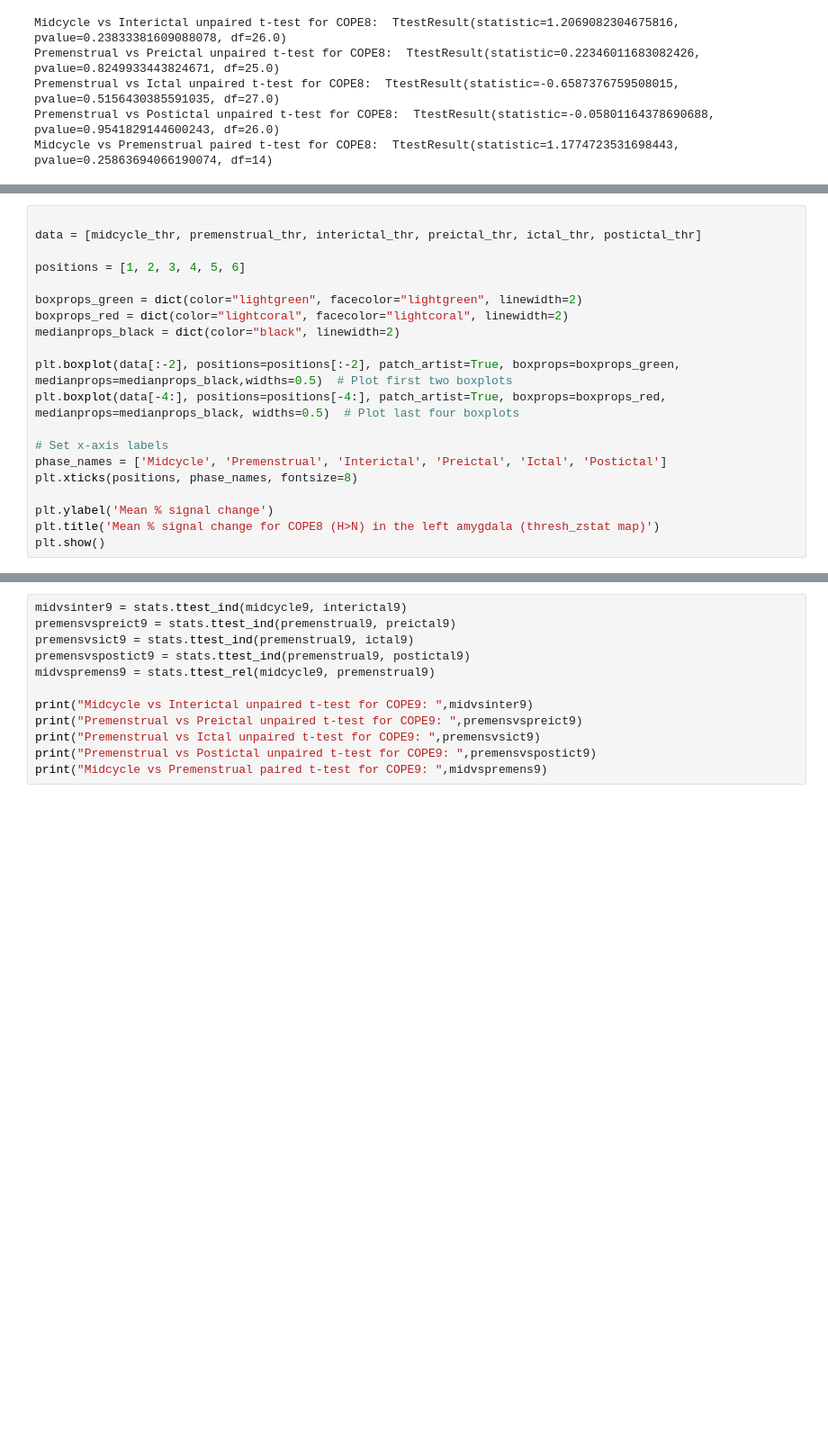
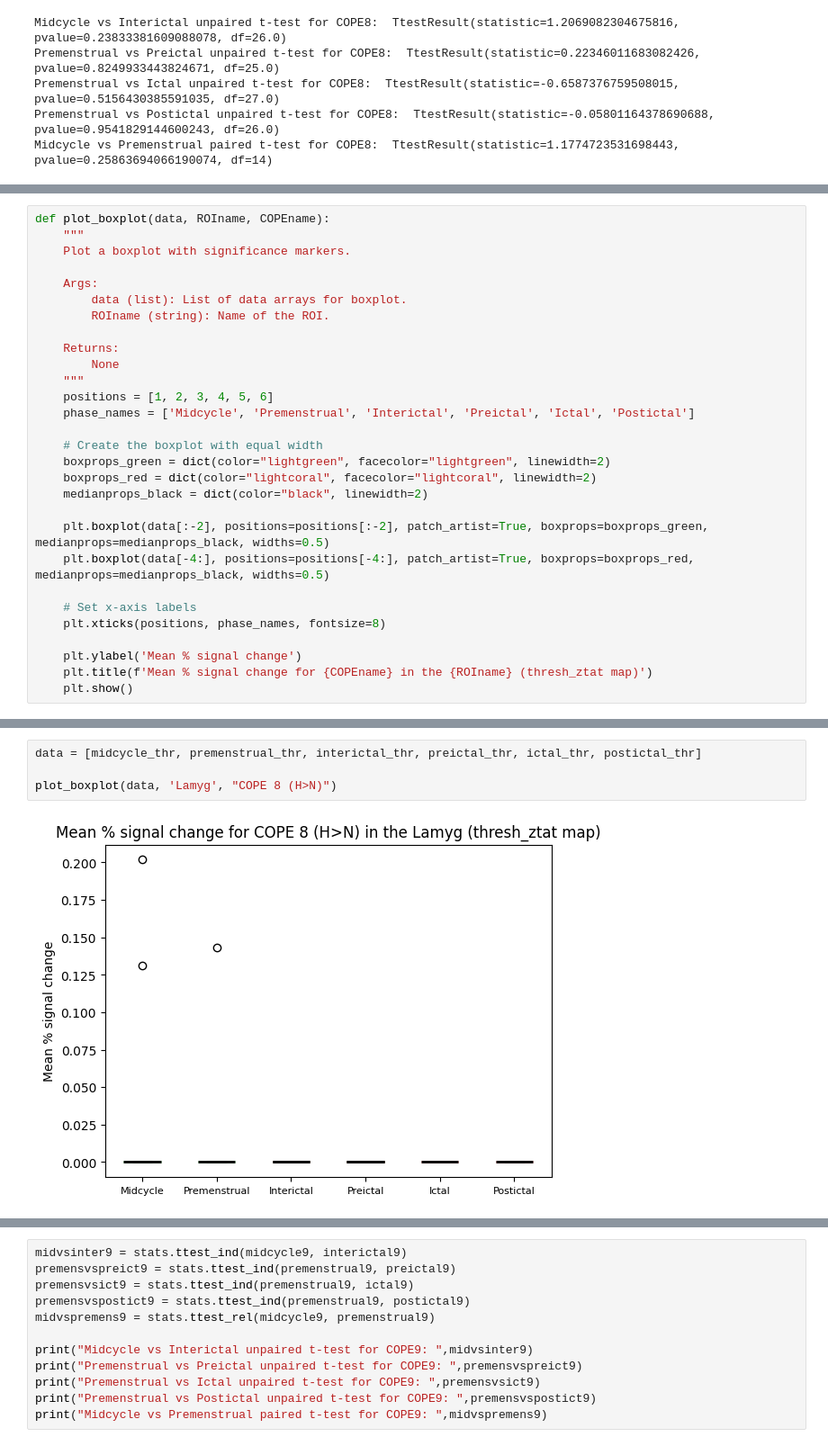
Before and after one commit to beatrzm/Thesis, a Jupyter notebook: all_Lamyg_reports/boxplots.ipynb, the cells around one changed output, grey strips where cells are left out. Shown at 90% size. Saved outputs shown, nothing was run; the diff lists cells and outputs as text; blank space fills up the shorter version.

```diff
--- a/all_Lamyg_reports/boxplots.ipynb
+++ b/all_Lamyg_reports/boxplots.ipynb
@@ -237,20 +233,29 @@ for key in dataframes_postictal:
 # %%
+def plot_boxplot(data, ROIname, COPEname):
+    """
+    Plot a boxplot with significance markers.
 
-data = [midcycle_thr, premenstrual_thr, interictal_thr, preictal_thr, ictal_thr, postictal_thr]
+    Args:
+        data (list): List of data arrays for boxplot.
+        ROIname (string): Name of the ROI.
 
-positions = [1, 2, 3, 4, 5, 6]
+    Returns:
+        None
+    """
+    positions = [1, 2, 3, 4, 5, 6]
+    phase_names = ['Midcycle', 'Premenstrual', 'Interictal', 'Preictal', 'Ictal', 'Postictal']
 
-boxprops_green = dict(color="lightgreen", facecolor="lightgreen", linewidth=2)
-boxprops_red = dict(color="lightcoral", facecolor="lightcoral", linewidth=2)
-medianprops_black = dict(color="black", linewidth=2)
+    # Create the boxplot with equal width
+    boxprops_green = dict(color="lightgreen", facecolor="lightgreen", linewidth=2)
+    boxprops_red = dict(color="lightcoral", facecolor="lightcoral", linewidth=2)
+    medianprops_black = dict(color="black", linewidth=2)
 
-plt.boxplot(data[:-2], positions=positions[:-2], patch_artist=True, boxprops=boxprops_green, medianprops=medianprops_black,widths=0.5)  # Plot first two boxplots
-plt.boxplot(data[-4:], positions=positions[-4:], patch_artist=True, boxprops=boxprops_red, medianprops=medianprops_black, widths=0.5)  # Plot last four boxplots
+    plt.boxplot(data[:-2], positions=positions[:-2], patch_artist=True, boxprops=boxprops_green, medianprops=medianprops_black, widths=0.5)
+    plt.boxplot(data[-4:], positions=positions[-4:], patch_artist=True, boxprops=boxprops_red, medianprops=medianprops_black, widths=0.5)
 
-# Set x-axis labels
-phase_names = ['Midcycle', 'Premenstrual', 'Interictal', 'Preictal', 'Ictal', 'Postictal']
-plt.xticks(positions, phase_names, fontsize=8)
+    # Set x-axis labels
+    plt.xticks(positions, phase_names, fontsize=8)
 
-plt.ylabel('Mean % signal change')
-plt.title('Mean % signal change for COPE8 (H>N) in the left amygdala (thresh_zstat map)')
-plt.show()
+    plt.ylabel('Mean % signal change')
+    plt.title(f'Mean % signal change for {COPEname} in the {ROIname} (thresh_ztat map)')
+    plt.show()
@@ -310,0 +280,6 @@ for key in dataframes_postictal:
+# %%
+data = [midcycle_thr, premenstrual_thr, interictal_thr, preictal_thr, ictal_thr, postictal_thr]
+
+plot_boxplot(data, 'Lamyg', "COPE 8 (H>N)")
+# %% [output]
+[figure, added]
```
Also changed, not shown: parts of 30 cells of this notebook, 10 other files.
